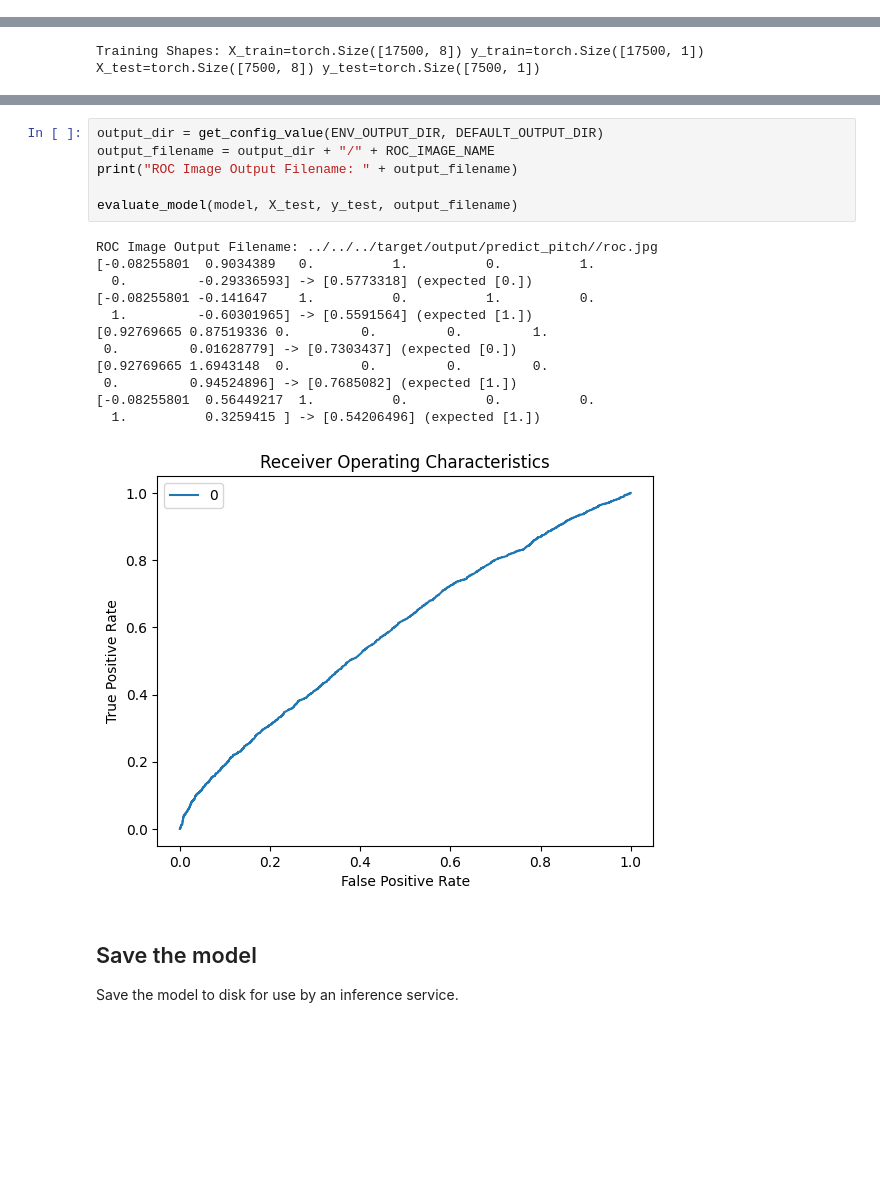
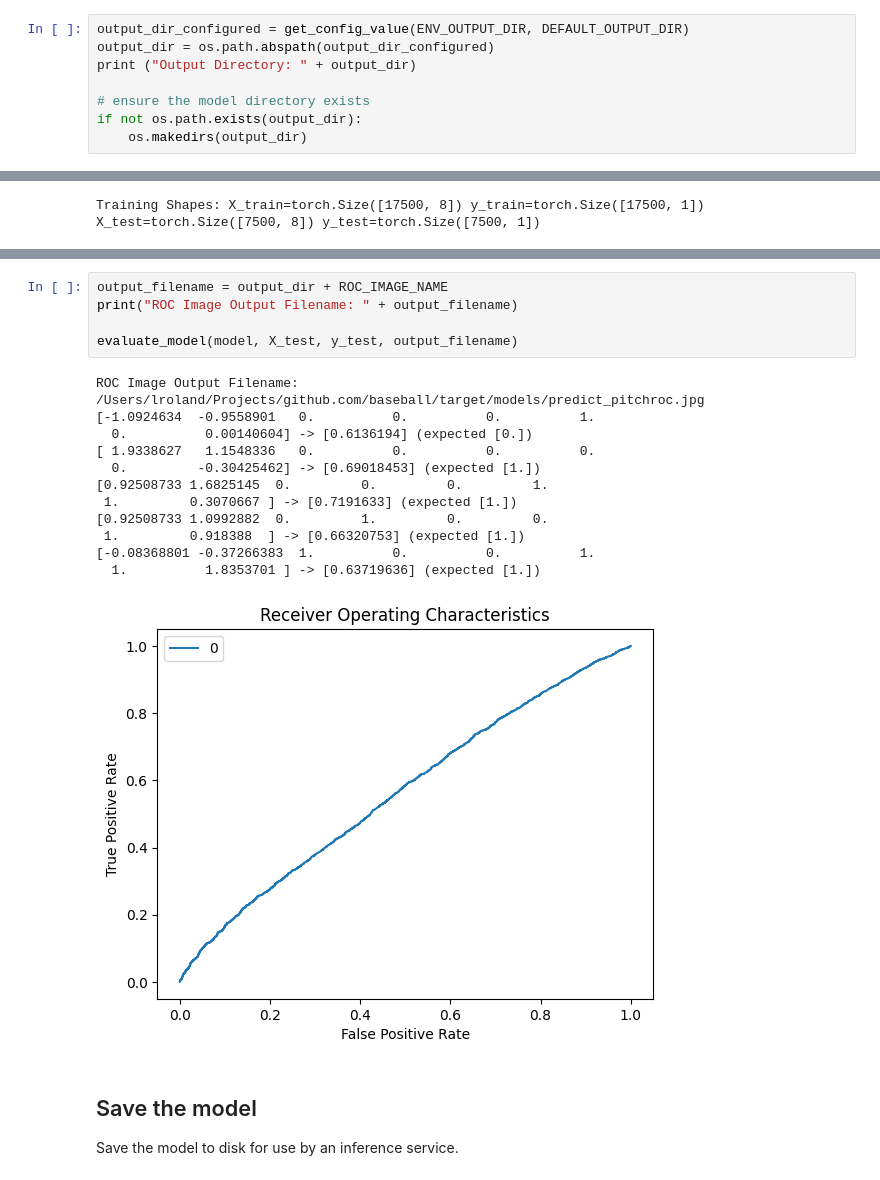
Before and after one commit to glroland/baseball, a Jupyter notebook: data/src/train/train_predict_pitch_model.ipynb, the cells around one changed output, grey strips where cells are left out. Cells and saved outputs as stored; diff of their text form; blank space fills up the shorter version.

```diff
--- a/data/src/train/train_predict_pitch_model.ipynb
+++ b/data/src/train/train_predict_pitch_model.ipynb
@@ -38,3 +38,11 @@ HAND_LEFT = 0
 HAND_RIGHT = 1
 
 NEURAL_NETWORK_WIDTH = 10
+# %%
+output_dir_configured = get_config_value(ENV_OUTPUT_DIR, DEFAULT_OUTPUT_DIR)
+output_dir = os.path.abspath(output_dir_configured)
+print ("Output Directory: " + output_dir)
+
+# ensure the model directory exists
+if not os.path.exists(output_dir):
+    os.makedirs(output_dir)
@@ -277,22 +283,21 @@ Final model accuracy: 63.11%
 # %%
-output_dir = get_config_value(ENV_OUTPUT_DIR, DEFAULT_OUTPUT_DIR)
-output_filename = output_dir + "/" + ROC_IMAGE_NAME
+output_filename = output_dir + ROC_IMAGE_NAME
 print("ROC Image Output Filename: " + output_filename)
 
 evaluate_model(model, X_test, y_test, output_filename)
 # %% [output]
-ROC Image Output Filename: ../../../target/output/predict_pitch//roc.jpg
-[-0.08255801  0.9034389   0.          1.          0.          1.
-  0.         -0.29336593] -> [0.5773318] (expected [0.])
-[-0.08255801 -0.141647    1.          0.          1.          0.
-  1.         -0.60301965] -> [0.5591564] (expected [1.])
-[0.92769665 0.87519336 0.         0.         0.         1.
- 0.         0.01628779] -> [0.7303437] (expected [0.])
-[0.92769665 1.6943148  0.         0.         0.         0.
- 0.         0.94524896] -> [0.7685082] (expected [1.])
-[-0.08255801  0.56449217  1.          0.          0.          0.
-  1.          0.3259415 ] -> [0.54206496] (expected [1.])
+ROC Image Output Filename: /Users/lroland/Projects/github.com/baseball/target/models/predict_pitchroc.jpg
+[-1.0924634  -0.9558901   0.          0.          0.          1.
+  0.          0.00140604] -> [0.6136194] (expected [0.])
+[ 1.9338627   1.1548336   0.          0.          0.          0.
+  0.         -0.30425462] -> [0.69018453] (expected [1.])
+[0.92508733 1.6825145  0.         0.         0.         1.
+ 1.         0.3070667 ] -> [0.7191633] (expected [1.])
+[0.92508733 1.0992882  0.         1.         0.         0.
+ 1.         0.918388  ] -> [0.66320753] (expected [1.])
+[-0.08368801 -0.37266383  1.          0.          0.          1.
+  1.          1.8353701 ] -> [0.63719636] (expected [1.])
-[figure, old version]
+[figure, new version]
 # %% [markdown]
 ## Save the model
 
```
Also changed, not shown: parts of 10 cells of this notebook, 1 other file.
